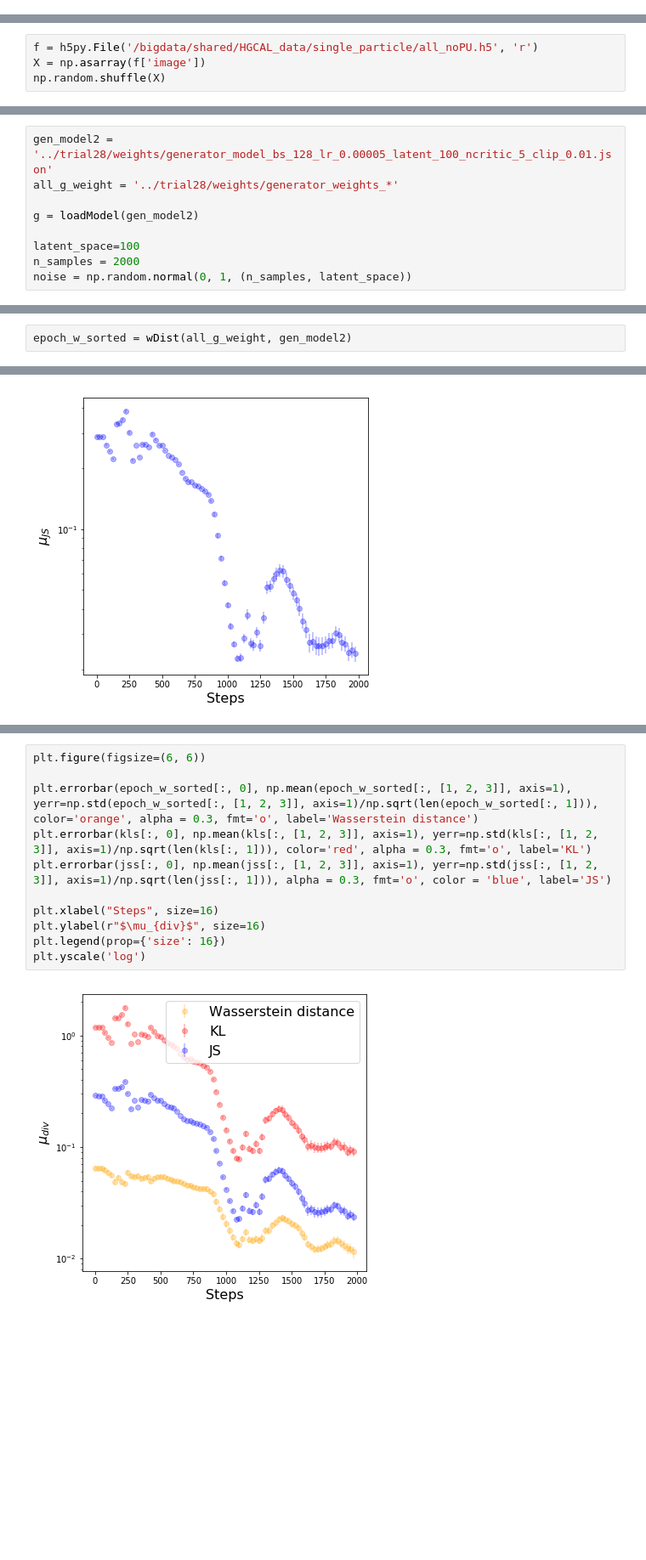
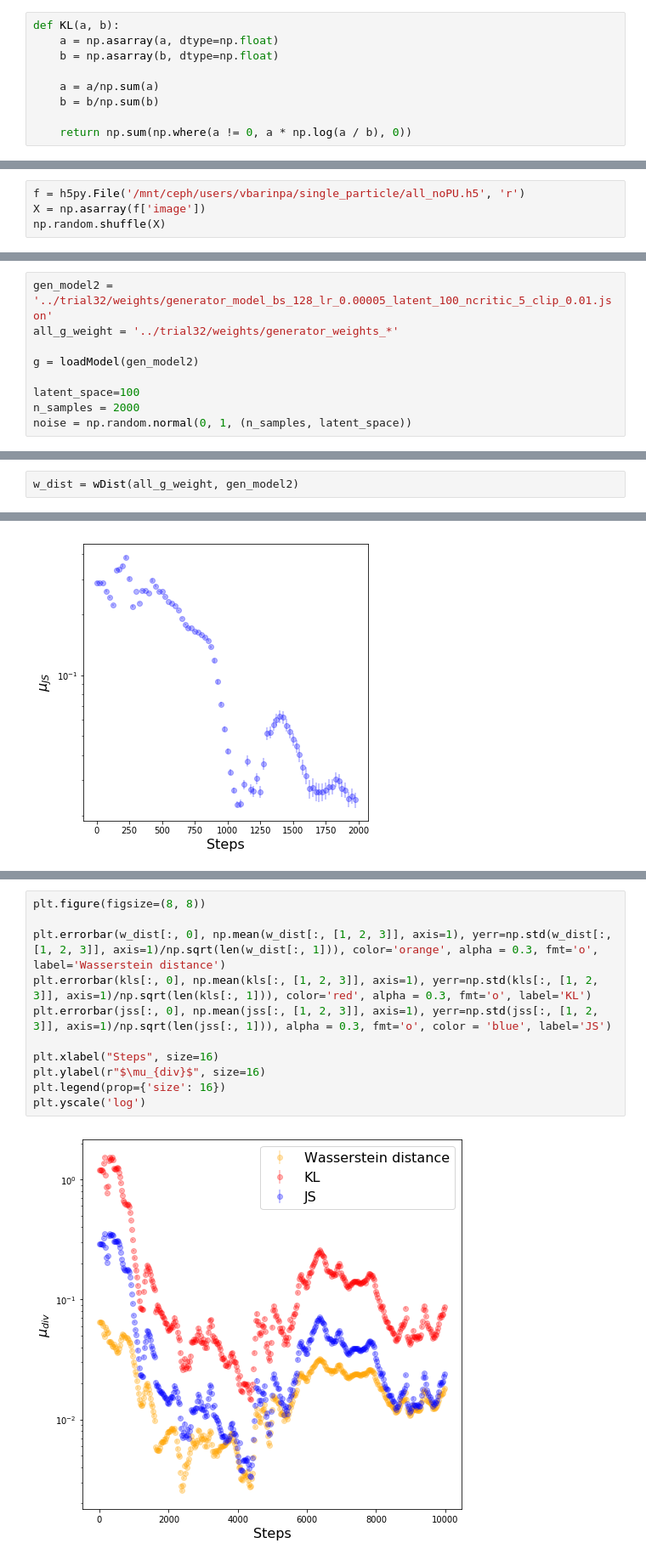
Before and after one commit to vitoriapacela/hgcal_wgan, a Jupyter notebook: notebooks/w_eval.ipynb, the cells around one changed output, grey strips where cells are left out. Shown at 85% size. Saved outputs shown, nothing was run; the diff lists cells and outputs as text; blank space fills up the shorter version.

```diff
--- a/notebooks/w_eval.ipynb
+++ b/notebooks/w_eval.ipynb
@@ -13,0 +20,9 @@ from scipy.stats import wasserstein_distance
+# %%
+def KL(a, b):
+    a = np.asarray(a, dtype=np.float)
+    b = np.asarray(b, dtype=np.float)
+
+    a = a/np.sum(a)
+    b = b/np.sum(b)
+
+    return np.sum(np.where(a != 0, a * np.log(a / b), 0))
@@ -14,5 +41,5 @@ from scipy.stats import wasserstein_distance
 # %%
-f = h5py.File('/bigdata/shared/HGCAL_data/single_particle/all_noPU.h5', 'r')
+f = h5py.File('/mnt/ceph/users/vbarinpa/single_particle/all_noPU.h5', 'r')
 X = np.asarray(f['image'])
 np.random.shuffle(X)
 # %%
@@ -158,8 +165,8 @@ jsd(real_img_z_norm, gen_img_z_norm)
 # %% [markdown]
 # All
 # %%
-gen_model2 = '../trial28/weights/generator_model_bs_128_lr_0.00005_latent_100_ncritic_5_clip_0.01.json'
-all_g_weight = '../trial28/weights/generator_weights_*'
+gen_model2 = '../trial32/weights/generator_model_bs_128_lr_0.00005_latent_100_ncritic_5_clip_0.01.json'
+all_g_weight = '../trial32/weights/generator_weights_*'
 
 g = loadModel(gen_model2)
 
@@ -317,7 +318,7 @@ def wDist(all_g_weight, gen_model):
     epoch_w_sorted = (epoch_w.T)[np.argsort(epoch_w[0])]
     return epoch_w_sorted
 # %%
-epoch_w_sorted = wDist(all_g_weight, gen_model2)
+w_dist = wDist(all_g_weight, gen_model2)
 # %%
 epoch_w_sorted.shape
 # %% [output]
@@ -495,14 +496,14 @@ plt.legend(prop={'size': 16})
 # %%
-plt.figure(figsize=(6, 6))
+plt.figure(figsize=(8, 8))
 
-plt.errorbar(epoch_w_sorted[:, 0], np.mean(epoch_w_sorted[:, [1, 2, 3]], axis=1), yerr=np.std(epoch_w_sorted[:, [1, 2, 3]], axis=1)/np.sqrt(len(epoch_w_sorted[:, 1])), color='orange', alpha = 0.3, fmt='o', label='Wasserstein distance')
+plt.errorbar(w_dist[:, 0], np.mean(w_dist[:, [1, 2, 3]], axis=1), yerr=np.std(w_dist[:, [1, 2, 3]], axis=1)/np.sqrt(len(w_dist[:, 1])), color='orange', alpha = 0.3, fmt='o', label='Wasserstein distance')
 plt.errorbar(kls[:, 0], np.mean(kls[:, [1, 2, 3]], axis=1), yerr=np.std(kls[:, [1, 2, 3]], axis=1)/np.sqrt(len(kls[:, 1])), color='red', alpha = 0.3, fmt='o', label='KL')
 plt.errorbar(jss[:, 0], np.mean(jss[:, [1, 2, 3]], axis=1), yerr=np.std(jss[:, [1, 2, 3]], axis=1)/np.sqrt(len(jss[:, 1])), alpha = 0.3, fmt='o', color = 'blue', label='JS')
 
 plt.xlabel("Steps", size=16)
 plt.ylabel(r"$\mu_{div}$", size=16)
 plt.legend(prop={'size': 16})
 plt.yscale('log')
 # %% [output]
-[figure, old version]
+[figure, new version]
 # %%
```
Also changed, not shown: parts of 18 cells of this notebook, 1 other file.
